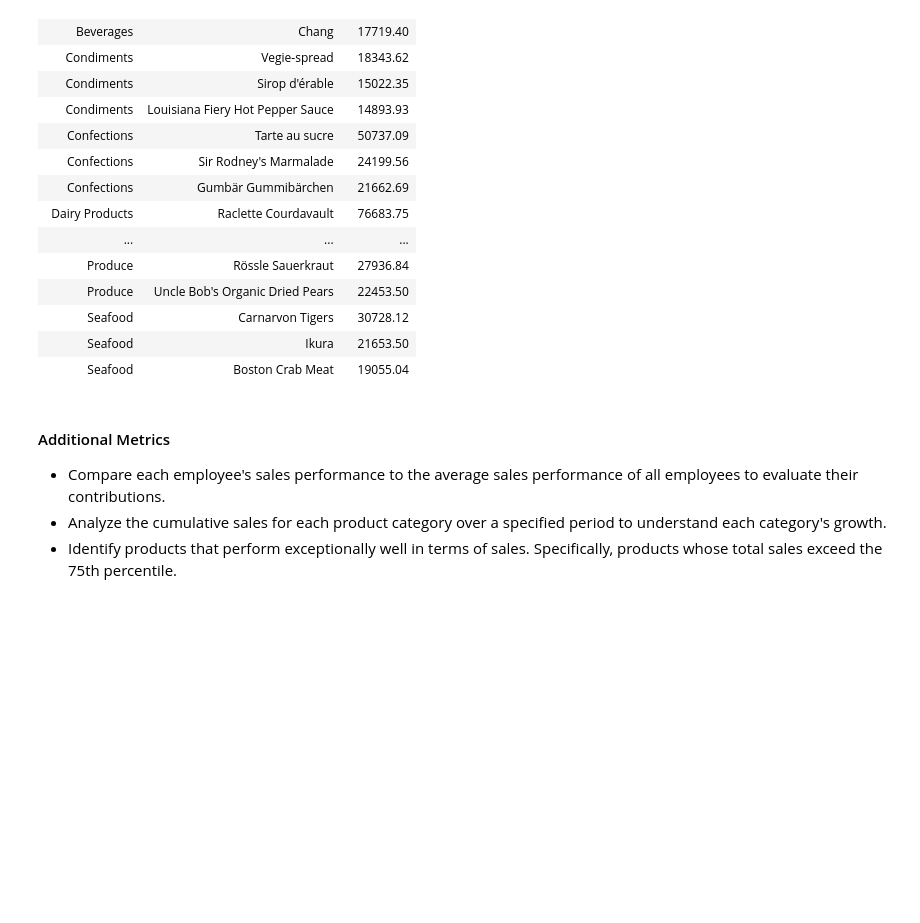
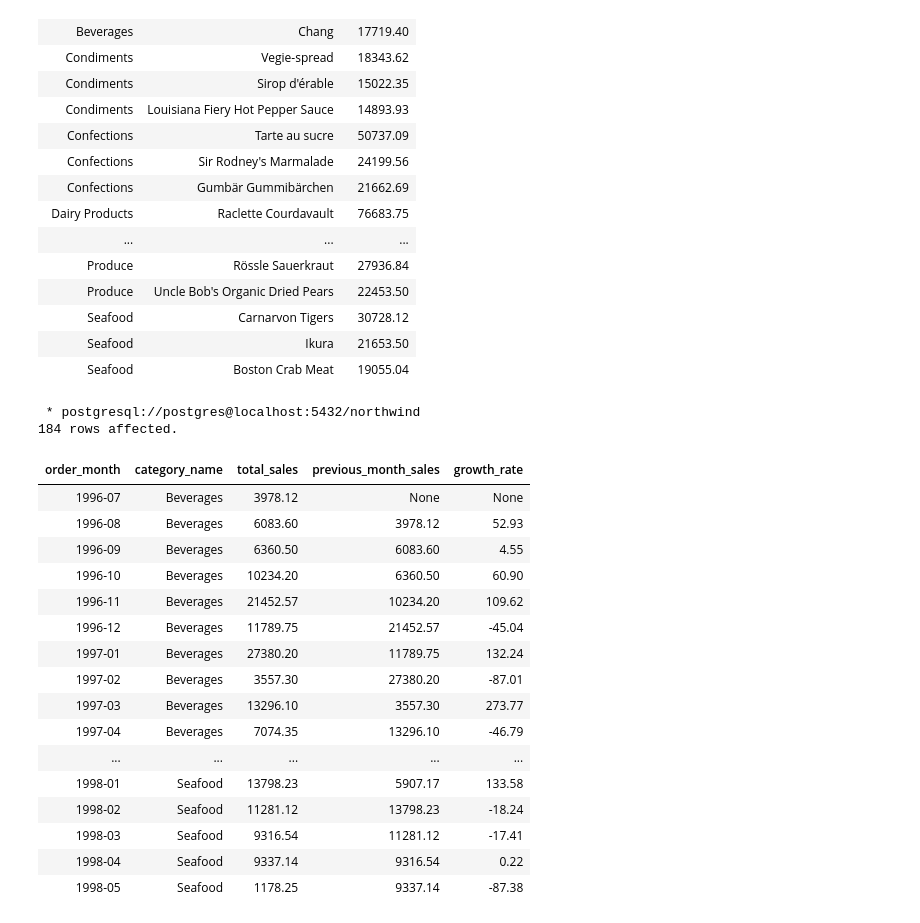
Before and after one commit to ddibara5/northwind-traders, a Jupyter notebook: northwind_traders.ipynb, the cells around one changed output. Cells and saved outputs as stored; diff of their text form; code cells hidden in the pictures; blank space fills up the shorter version.

Commit message:
Completed additional prompts

```diff
--- a/northwind_traders.ipynb
+++ b/northwind_traders.ipynb
@@ -249,8 +285,38 @@ SELECT category_name, product_name, total_sales
 | Seafood | Carnarvon Tigers | 30728.12 |
 | Seafood | Ikura | 21653.50 |
 | Seafood | Boston Crab Meat | 19055.04 |
-# %% [markdown]
-#### Additional Metrics
-- Compare each employee's sales performance to the average sales performance of all employees to evaluate their contributions.
-- Analyze the cumulative sales for each product category over a specified period to understand each category's growth.
-- Identify products that perform exceptionally well in terms of sales. Specifically, products whose total sales exceed the 75th percentile.
+# %%
+%%sql
+
+WITH monthly_sales_by_category AS (
+SELECT TO_CHAR(DATE_TRUNC('month', order_date),'YYYY-MM') AS order_month, c.category_name, ROUND(SUM(p.unit_price * od.quantity * (1 - od.discount))::numeric,2) AS total_sales
+  FROM categories AS c
+  JOIN products AS p ON c.category_id = p.category_id
+  JOIN order_details AS od ON p.product_id = od.product_id
+  JOIN orders AS o ON od.order_id = o.order_id
+ GROUP BY c.category_name, order_month
+ ORDER BY order_month)
+
+SELECT order_month, category_name, total_sales, LAG(total_sales) OVER w1 AS previous_month_sales, ROUND((total_sales - LAG(total_sales) OVER w1) / LAG(total_sales) OVER w1 * 100.0,2) AS growth_rate
+  FROM monthly_sales_by_category
+WINDOW w1 AS (PARTITION BY category_name ORDER BY order_month)
+# %% [output]
+ * postgresql://postgres@localhost:5432/northwind
+184 rows affected.
+| order_month | category_name | total_sales | previous_month_sales | growth_rate |
+| 1996-07 | Beverages | 3978.12 | None | None |
+| 1996-08 | Beverages | 6083.60 | 3978.12 | 52.93 |
+| 1996-09 | Beverages | 6360.50 | 6083.60 | 4.55 |
+| 1996-10 | Beverages | 10234.20 | 6360.50 | 60.90 |
+| 1996-11 | Beverages | 21452.57 | 10234.20 | 109.62 |
+| 1996-12 | Beverages | 11789.75 | 21452.57 | -45.04 |
+| 1997-01 | Beverages | 27380.20 | 11789.75 | 132.24 |
+| 1997-02 | Beverages | 3557.30 | 27380.20 | -87.01 |
+| 1997-03 | Beverages | 13296.10 | 3557.30 | 273.77 |
+| 1997-04 | Beverages | 7074.35 | 13296.10 | -46.79 |
+| ... | ... | ... | ... | ... |
+| 1998-01 | Seafood | 13798.23 | 5907.17 | 133.58 |
+| 1998-02 | Seafood | 11281.12 | 13798.23 | -18.24 |
+| 1998-03 | Seafood | 9316.54 | 11281.12 | -17.41 |
+| 1998-04 | Seafood | 9337.14 | 9316.54 | 0.22 |
+| 1998-05 | Seafood | 1178.25 | 9337.14 | -87.38 |
```
Also changed, not shown: parts of 11 cells of this notebook.
